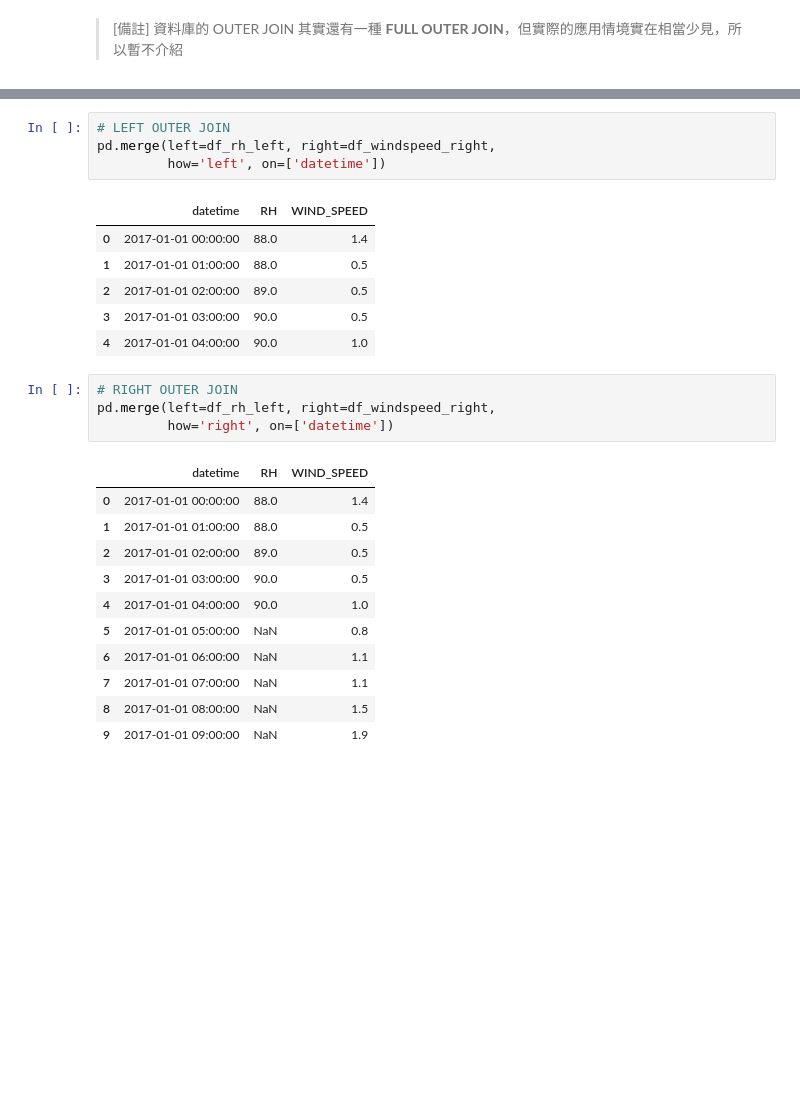
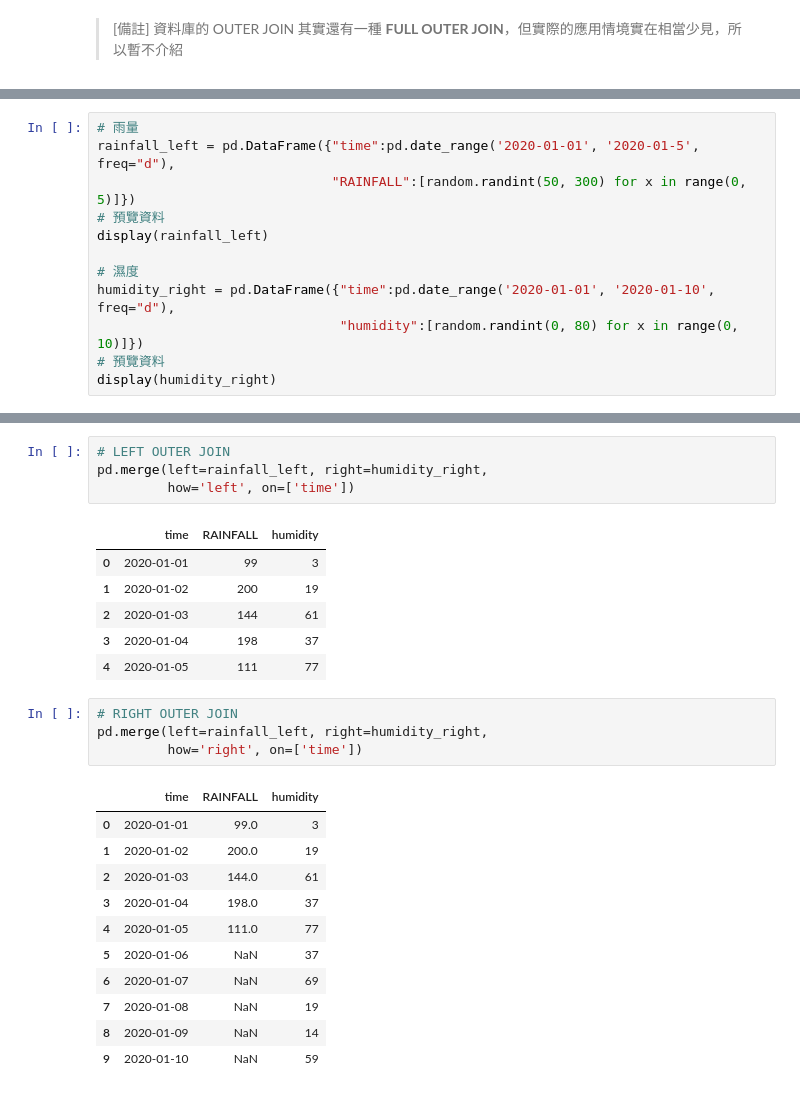
Before and after one commit to yatingAnne/pandas_training, a Jupyter notebook: Chapter 7 - Combining_turbofan.ipynb, the cells around one changed output, grey strips where cells are left out. Saved outputs shown, nothing was run; the diff lists cells and outputs as text; blank space fills up the shorter version.

Commit message:
add sample data

```diff
--- a/Chapter 7 - Combining_turbofan.ipynb
+++ b/Chapter 7 - Combining_turbofan.ipynb
@@ -192,0 +161,12 @@ display(df_windspeed_right)
+# %%
+# 雨量
+rainfall_left = pd.DataFrame({"time":pd.date_range('2020-01-01', '2020-01-5', freq="d"),
+                              "RAINFALL":[random.randint(50, 300) for x in range(0, 5)]})
+# 預覽資料
+display(rainfall_left)
+
+# 濕度
+humidity_right = pd.DataFrame({"time":pd.date_range('2020-01-01', '2020-01-10', freq="d"),
+                               "humidity":[random.randint(0, 80) for x in range(0, 10)]})
+# 預覽資料
+display(humidity_right)
@@ -207,27 +205,27 @@ pd.merge(left=df_rh_left, right=df_windspeed_right, how='inner')
 # %%
 # LEFT OUTER JOIN
-pd.merge(left=df_rh_left, right=df_windspeed_right,
-         how='left', on=['datetime'])
+pd.merge(left=rainfall_left, right=humidity_right,
+         how='left', on=['time'])
 # %% [output]
-|  | datetime | RH | WIND_SPEED |
-| 0 | 2017-01-01 00:00:00 | 88.0 | 1.4 |
-| 1 | 2017-01-01 01:00:00 | 88.0 | 0.5 |
-| 2 | 2017-01-01 02:00:00 | 89.0 | 0.5 |
-| 3 | 2017-01-01 03:00:00 | 90.0 | 0.5 |
-| 4 | 2017-01-01 04:00:00 | 90.0 | 1.0 |
+|  | time | RAINFALL | humidity |
+| 0 | 2020-01-01 | 99 | 3 |
+| 1 | 2020-01-02 | 200 | 19 |
+| 2 | 2020-01-03 | 144 | 61 |
+| 3 | 2020-01-04 | 198 | 37 |
+| 4 | 2020-01-05 | 111 | 77 |
 # %%
 # RIGHT OUTER JOIN
-pd.merge(left=df_rh_left, right=df_windspeed_right,
-         how='right', on=['datetime'])
+pd.merge(left=rainfall_left, right=humidity_right,
+         how='right', on=['time'])
 # %% [output]
-|  | datetime | RH | WIND_SPEED |
-| 0 | 2017-01-01 00:00:00 | 88.0 | 1.4 |
-| 1 | 2017-01-01 01:00:00 | 88.0 | 0.5 |
-| 2 | 2017-01-01 02:00:00 | 89.0 | 0.5 |
-| 3 | 2017-01-01 03:00:00 | 90.0 | 0.5 |
-| 4 | 2017-01-01 04:00:00 | 90.0 | 1.0 |
-| 5 | 2017-01-01 05:00:00 | NaN | 0.8 |
-| 6 | 2017-01-01 06:00:00 | NaN | 1.1 |
-| 7 | 2017-01-01 07:00:00 | NaN | 1.1 |
-| 8 | 2017-01-01 08:00:00 | NaN | 1.5 |
-| 9 | 2017-01-01 09:00:00 | NaN | 1.9 |
+|  | time | RAINFALL | humidity |
+| 0 | 2020-01-01 | 99.0 | 3 |
+| 1 | 2020-01-02 | 200.0 | 19 |
+| 2 | 2020-01-03 | 144.0 | 61 |
+| 3 | 2020-01-04 | 198.0 | 37 |
+| 4 | 2020-01-05 | 111.0 | 77 |
+| 5 | 2020-01-06 | NaN | 37 |
+| 6 | 2020-01-07 | NaN | 69 |
+| 7 | 2020-01-08 | NaN | 19 |
+| 8 | 2020-01-09 | NaN | 14 |
+| 9 | 2020-01-10 | NaN | 59 |
```
Also changed, not shown: parts of 4 cells of this notebook, 2 other files.
